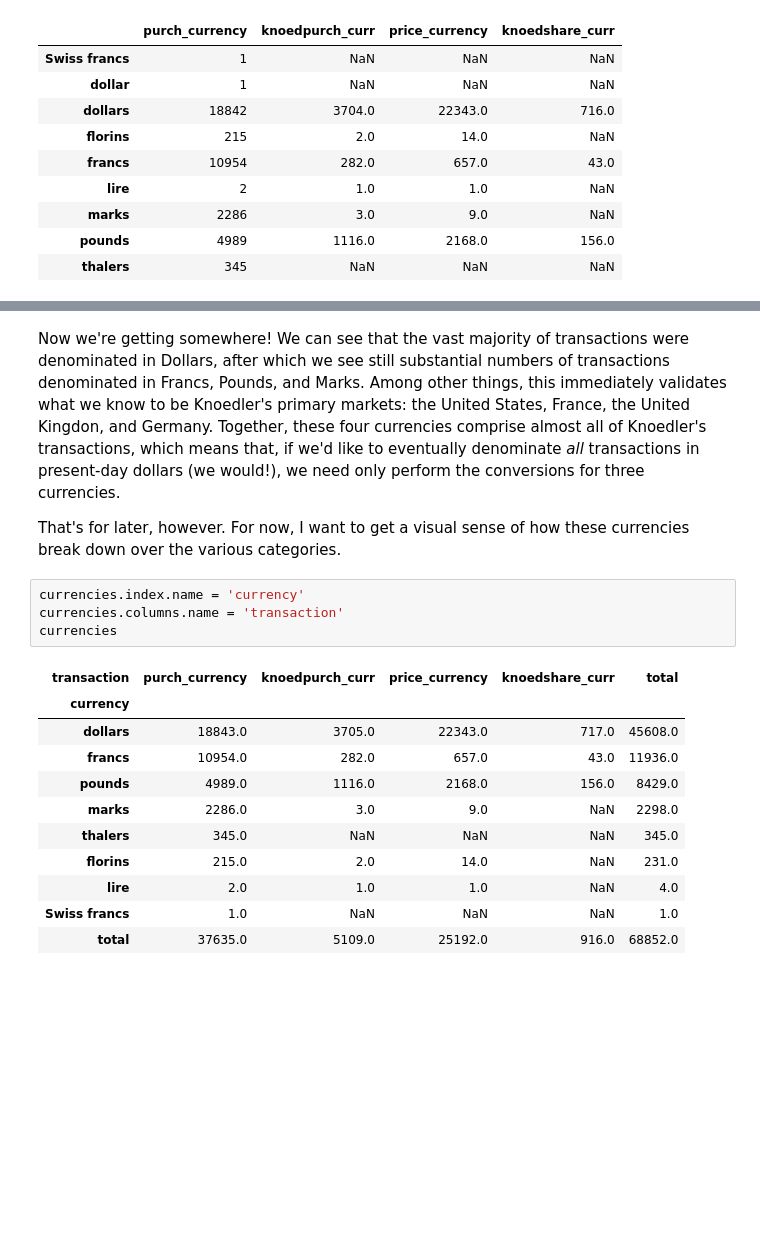
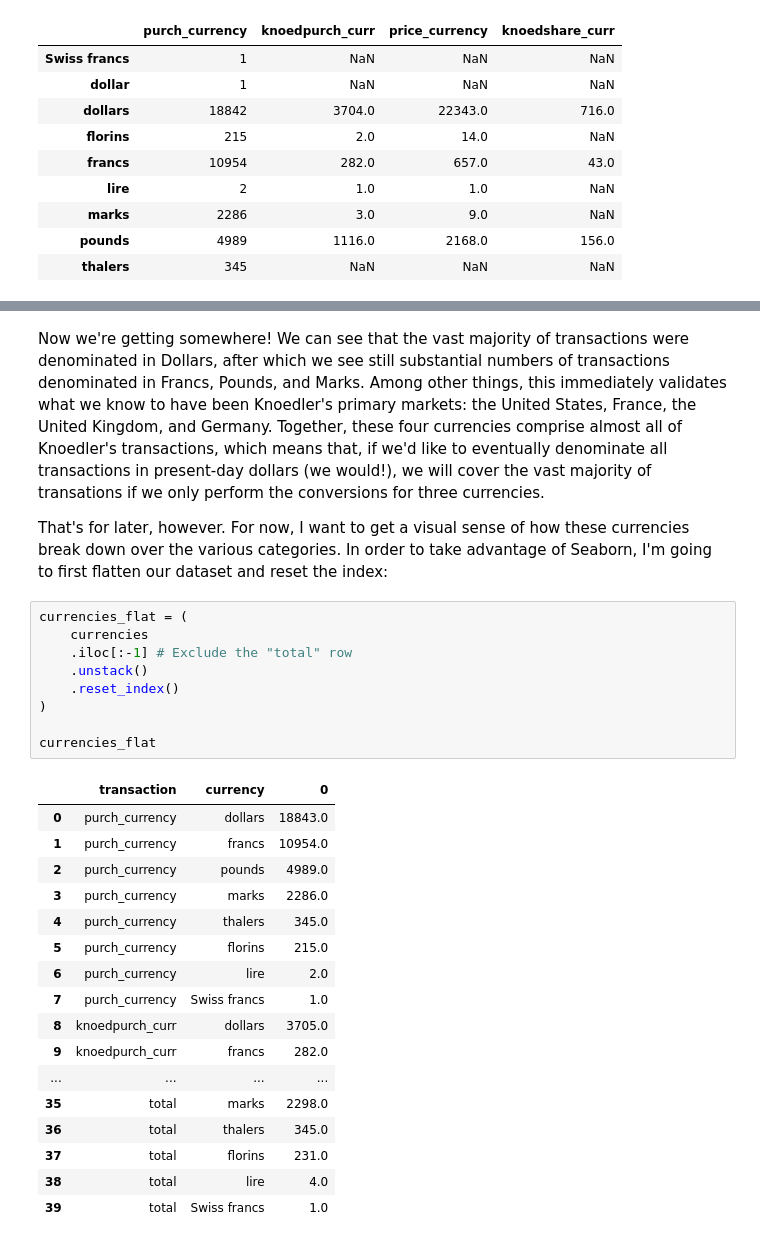
Before and after one commit to zrottman/data-exploration, a Jupyter notebook: knoedler/knoedler_02_currencies.ipynb, the cells around one changed output, grey strips where cells are left out. Drawn from its saved outputs; the diff is of its cells as text; blank space fills up the shorter version.

```diff
--- a/knoedler/knoedler_02_currencies.ipynb
+++ b/knoedler/knoedler_02_currencies.ipynb
@@ -74,23 +77,34 @@ currencies
 | Swiss francs | 1.0 | NaN | NaN | NaN | 1.0 |
 | total | 37635.0 | 5109.0 | 25192.0 | 916.0 | 68852.0 |
 # %% [markdown]
-Now we're getting somewhere! We can see that the vast majority of transactions were denominated in Dollars, after which we see still substantial numbers of transactions denominated in Francs, Pounds, and Marks. Among other things, this immediately validates what we know to be Knoedler's primary markets: the United States, France, the United Kingdon, and Germany. Together, these four currencies comprise almost all of Knoedler's transactions, which means that, if we'd like to eventually denominate <i>all</i> transactions in present-day dollars (we would!), we need only perform the conversions for three currencies.
+Now we're getting somewhere! We can see that the vast majority of transactions were denominated in Dollars, after which we see still substantial numbers of transactions denominated in Francs, Pounds, and Marks. Among other things, this immediately validates what we know to have been Knoedler's primary markets: the United States, France, the United Kingdom, and Germany. Together, these four currencies comprise almost all of Knoedler's transactions, which means that, if we'd like to eventually denominate all transactions in present-day dollars (we would!), we will cover the vast majority of transations if we only perform the conversions for three currencies.
 
 That's for later, however. For now, I want to get a visual sense of how these currencies break down over the various
-categories.
+categories. In order to take advantage of Seaborn, I'm going to first flatten our dataset and reset the index:
-# %%
-currencies.index.name = 'currency'
-currencies.columns.name = 'transaction'
-currencies
-# %% [output]
-| transaction | purch_currency | knoedpurch_curr | price_currency | knoedshare_curr | total |
-| currency |  |  |  |  |  |
-| dollars | 18843.0 | 3705.0 | 22343.0 | 717.0 | 45608.0 |
-| francs | 10954.0 | 282.0 | 657.0 | 43.0 | 11936.0 |
-| pounds | 4989.0 | 1116.0 | 2168.0 | 156.0 | 8429.0 |
-| marks | 2286.0 | 3.0 | 9.0 | NaN | 2298.0 |
-| thalers | 345.0 | NaN | NaN | NaN | 345.0 |
-| florins | 215.0 | 2.0 | 14.0 | NaN | 231.0 |
-| lire | 2.0 | 1.0 | 1.0 | NaN | 4.0 |
-| Swiss francs | 1.0 | NaN | NaN | NaN | 1.0 |
-| total | 37635.0 | 5109.0 | 25192.0 | 916.0 | 68852.0 |
+# %%
+currencies_flat = (
+    currencies
+    .iloc[:-1] # Exclude the "total" row
+    .unstack()
+    .reset_index()
+)
+
+currencies_flat
+# %% [output]
+|  | transaction | currency | 0 |
+| 0 | purch_currency | dollars | 18843.0 |
+| 1 | purch_currency | francs | 10954.0 |
+| 2 | purch_currency | pounds | 4989.0 |
+| 3 | purch_currency | marks | 2286.0 |
+| 4 | purch_currency | thalers | 345.0 |
+| 5 | purch_currency | florins | 215.0 |
+| 6 | purch_currency | lire | 2.0 |
+| 7 | purch_currency | Swiss francs | 1.0 |
+| 8 | knoedpurch_curr | dollars | 3705.0 |
+| 9 | knoedpurch_curr | francs | 282.0 |
+| ... | ... | ... | ... |
+| 35 | total | marks | 2298.0 |
+| 36 | total | thalers | 345.0 |
+| 37 | total | florins | 231.0 |
+| 38 | total | lire | 4.0 |
+| 39 | total | Swiss francs | 1.0 |
```
Also changed, not shown: parts of 12 cells of this notebook.
